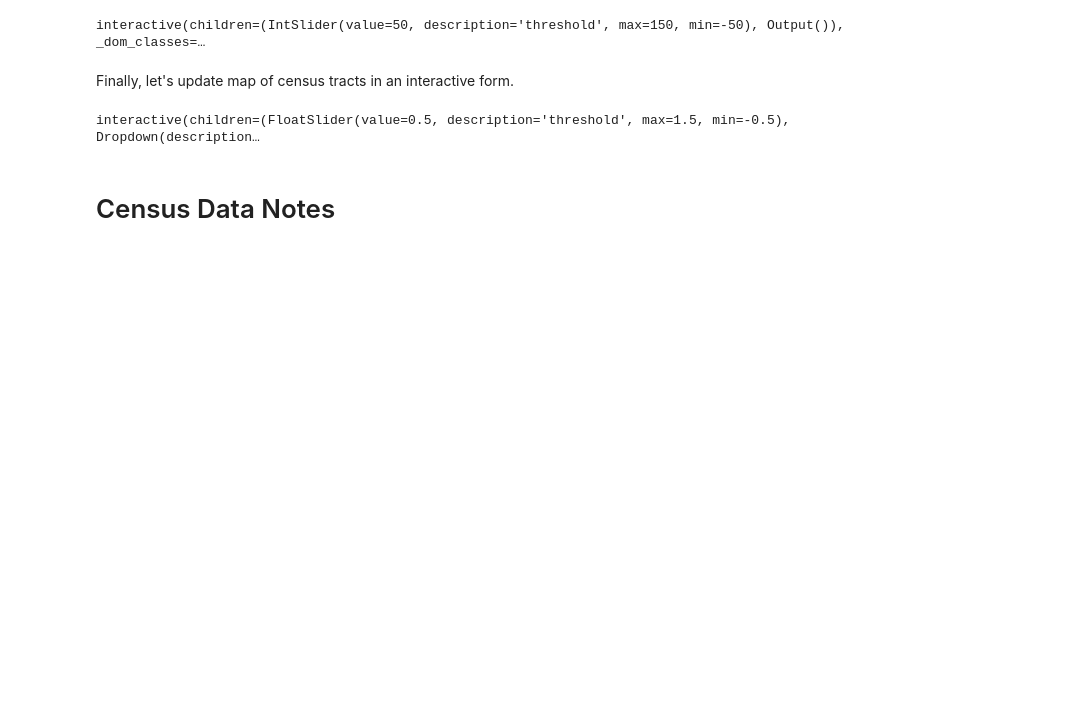
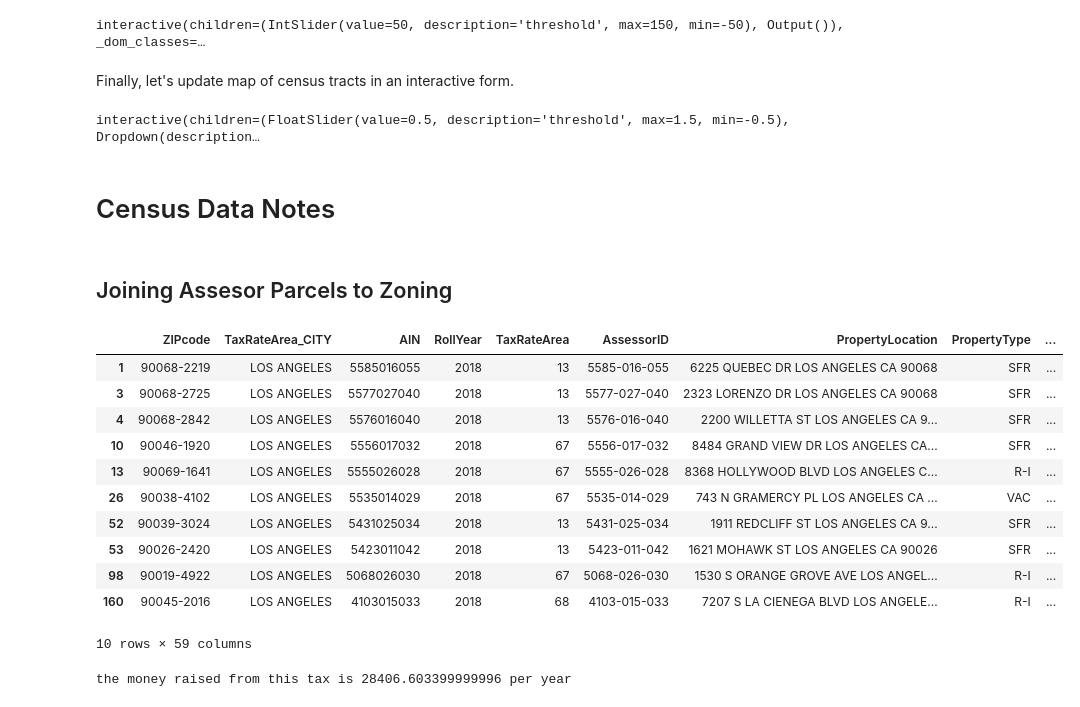
Before and after one commit to hunterowens/usc-price-workshop, a Jupyter notebook: notebooks/code-snippets.ipynb, the cells around one changed output. Drawn from its saved outputs; the diff is of its cells as text; code cells hidden in the pictures; blank space fills up the shorter version.

```diff
--- a/notebooks/code-snippets.ipynb
+++ b/notebooks/code-snippets.ipynb
@@ -132,3 +133,35 @@ df = pd.read_parquet("https://storage.googleapis.com/usc-price-workshop/census_a
 # give me non car works, that pct
 
 # use the `laplan` functions if you want to transform the raw data, but can start with catalog version to start
+# %% [markdown]
+## Joining Assesor Parcels to Zoning
+# %%
+parcels_df = pd.read_csv('https://data.lacounty.gov/api/views/mk7y-hq5p/rows.csv?accessType=DOWNLOAD')
+# %%
+parcels_df= parcels_df[parcels_df.City == 'LOS ANGELES CA']
+
+gdf = gpd.GeoDataFrame(
+    parcels_df[parcels_df.City == 'LOS ANGELES CA'], geometry=gpd.points_from_xy(parcels_df.CENTER_LON, parcels_df.CENTER_LAT))
+# %%
+gdf = gdf[gdf.geometry.is_valid == True]
+gdf = gdf.set_crs("EPSG:4326")
+joined = gpd.sjoin(gdf, zoning, how='inner', op='intersects')
+# %%
+joined[joined.ZONE_CLASS.isin(['R1', 'R2'])]
+# %% [output]
+|  | ZIPcode | TaxRateArea_CITY | AIN | RollYear | TaxRateArea | AssessorID | PropertyLocation | PropertyType | ... |
+| 1 | 90068-2219 | LOS ANGELES | 5585016055 | 2018 | 13 | 5585-016-055 | 6225 QUEBEC DR LOS ANGELES CA 90068 | SFR | ... |
+| 3 | 90068-2725 | LOS ANGELES | 5577027040 | 2018 | 13 | 5577-027-040 | 2323 LORENZO DR LOS ANGELES CA 90068 | SFR | ... |
+| 4 | 90068-2842 | LOS ANGELES | 5576016040 | 2018 | 13 | 5576-016-040 | 2200 WILLETTA ST LOS ANGELES CA 9... | SFR | ... |
+| 10 | 90046-1920 | LOS ANGELES | 5556017032 | 2018 | 67 | 5556-017-032 | 8484 GRAND VIEW DR LOS ANGELES CA... | SFR | ... |
+| 13 | 90069-1641 | LOS ANGELES | 5555026028 | 2018 | 67 | 5555-026-028 | 8368 HOLLYWOOD BLVD LOS ANGELES C... | R-I | ... |
+| 26 | 90038-4102 | LOS ANGELES | 5535014029 | 2018 | 67 | 5535-014-029 | 743 N GRAMERCY PL LOS ANGELES CA ... | VAC | ... |
+| 52 | 90039-3024 | LOS ANGELES | 5431025034 | 2018 | 13 | 5431-025-034 | 1911 REDCLIFF ST LOS ANGELES CA 9... | SFR | ... |
+| 53 | 90026-2420 | LOS ANGELES | 5423011042 | 2018 | 13 | 5423-011-042 | 1621 MOHAWK ST LOS ANGELES CA 90026 | SFR | ... |
+| 98 | 90019-4922 | LOS ANGELES | 5068026030 | 2018 | 67 | 5068-026-030 | 1530 S ORANGE GROVE AVE LOS ANGEL... | R-I | ... |
+| 160 | 90045-2016 | LOS ANGELES | 4103015033 | 2018 | 68 | 4103-015-033 | 7207 S LA CIENEGA BLVD LOS ANGELE... | R-I | ... |
+10 rows × 59 columns
+# %%
+print(f"the money raised from this tax is {(joined.TotalValue / 100_000 * 10).sum()} per year")
+# %% [output]
+the money raised from this tax is 28406.603399999996 per year
```
Also changed, not shown: parts of 1 cell of this notebook.
